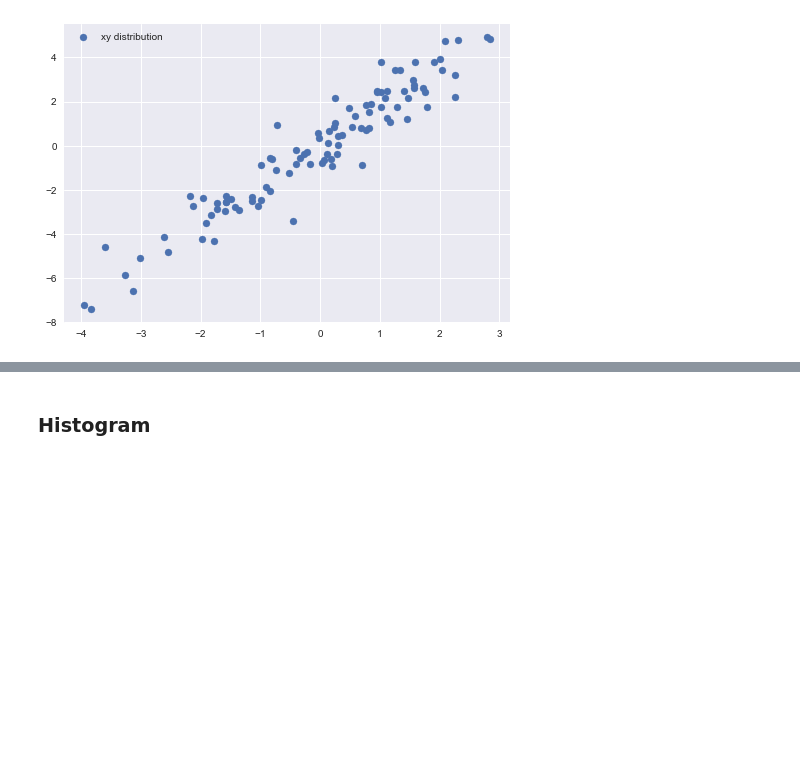
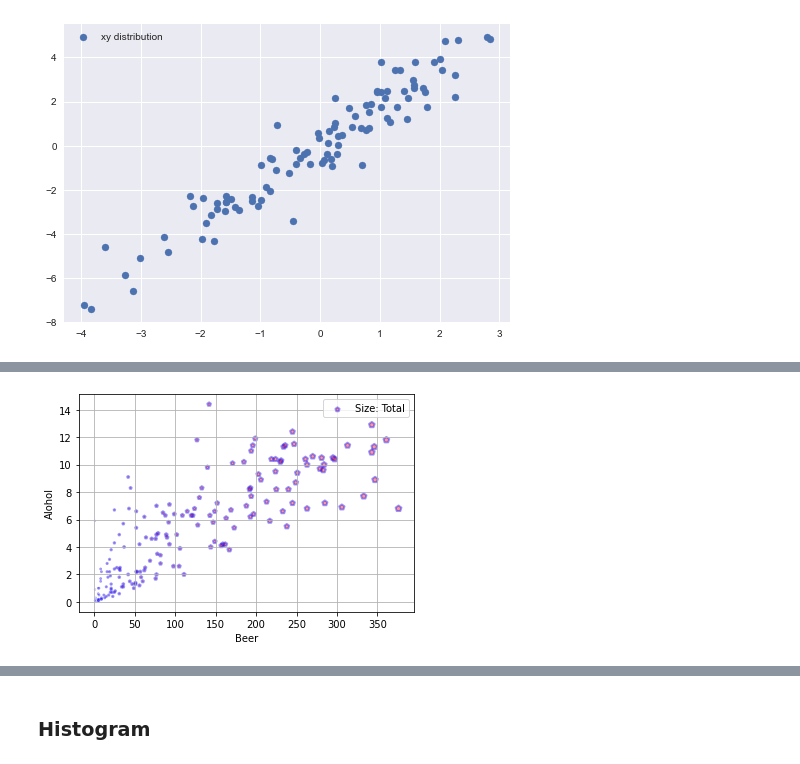
Before and after one commit to samewara/data-visualization, a Jupyter notebook: matplotlib-basic.ipynb, the cells around one changed output, grey strips where cells are left out. Saved outputs shown, nothing was run; the diff lists cells and outputs as text; code cells hidden in the pictures; blank space fills up the shorter version.

```diff
--- a/matplotlib-basic.ipynb
+++ b/matplotlib-basic.ipynb
@@ -169,0 +198,28 @@ plt.legend()
+# %%
+import numpy as np
+import pandas as pd
+import matplotlib.pyplot as plt
+
+drinksdf = pd.read_csv('data-files/drinks.csv',
+    skiprows=1,
+    names = ['country', 'beer', 'spirit',
+             'wine', 'alcohol', 'continent'])
+
+drinksdf['total'] = drinksdf['beer']
++ drinksdf['spirit']
++ drinksdf['wine']
++ drinksdf['alcohol']
+
+# drinksdf.corr() tells beer and alcochol
+# are highly corelated
+plt.scatter(drinksdf['beer'], drinksdf['alcohol'],
+            marker='p', s=drinksdf['total']/10,
+            facecolor='r', edgecolor='b',
+            linewidth=2, alpha=0.4)
+
+plt.xlabel("Beer")
+plt.ylabel("Alohol")
+plt.legend(labels=['Size: Total'])
+plt.grid(True)
+# %% [output]
+[figure, added]
```
Also changed, not shown: parts of 17 cells of this notebook, 2 other files.
